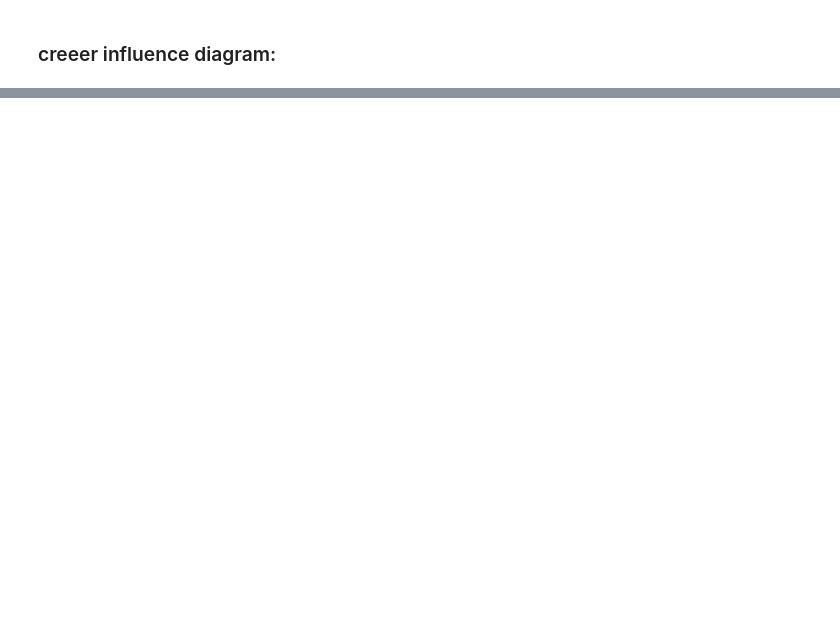
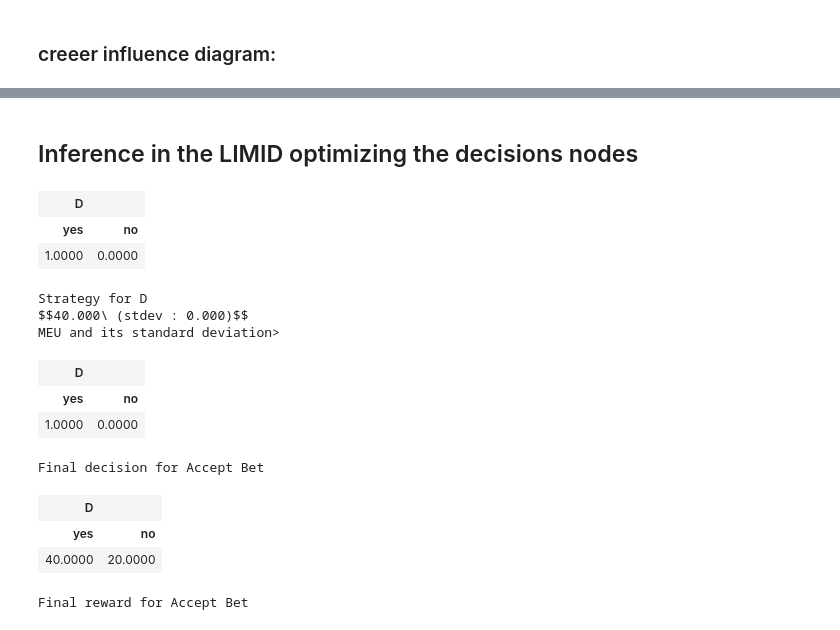
Before and after one commit to pkgk/OUAF, a Jupyter notebook: example/FootballBet.ipynb, the cells around one changed output, grey strips where cells are left out. Saved outputs shown, nothing was run; the diff lists cells and outputs as text; code cells hidden in the pictures; blank space fills up the shorter version.

```diff
--- a/example/FootballBet.ipynb
+++ b/example/FootballBet.ipynb
@@ -62,0 +110,36 @@ diag.cpt("R")
+# %%
+# a function to show results on decision nodes T and D
+def show_decisions(ie):
+    gnb.flow.row(ie.optimalDecision("D"),
+#                   ie.optimalDecision("Drilling"),
+                   f"$${ie.MEU()['mean']:5.3f}\\ (stdev : {math.sqrt(ie.MEU()['variance']):5.3f})$$",
+                   captions=["Strategy for D",
+                             "MEU and its standard deviation>"])
+    gnb.flow.row(ie.posterior("D"),ie.posteriorUtility("D"),
+#                   ie.posterior("Drilling"),ie.posteriorUtility("Drilling"),
+                  captions=["Final decision for Accept Bet",
+                            "Final reward for Accept Bet",
+#                            "Final decision for Drilling","Final reward for Drilling"
+                           ])
+
+ie = gum.ShaferShenoyLIMIDInference(diag)
+
+display(HTML("<h2>Inference in the LIMID optimizing the decisions nodes</h2>"))
+ie.makeInference()
+show_decisions(ie)
+# %% [output]
+Inference in the LIMID optimizing the decisions nodes
+| D |  |
+| yes | no |
+| 1.0000 | 0.0000 |
+Strategy for D
+$$40.000\ (stdev : 0.000)$$
+MEU and its standard deviation>
+| D |  |
+| yes | no |
+| 1.0000 | 0.0000 |
+Final decision for Accept Bet
+| D |  |
+| yes | no |
+| 40.0000 | 20.0000 |
+Final reward for Accept Bet
```
Also changed, not shown: parts of 7 cells of this notebook, 2 other files.
